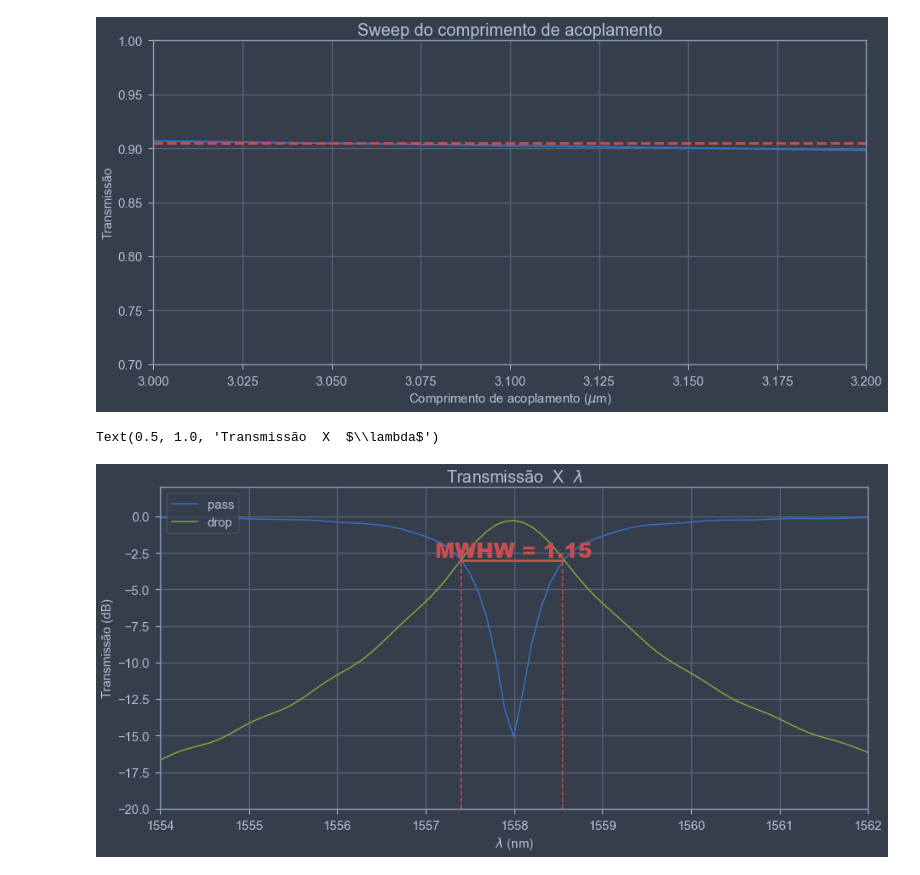
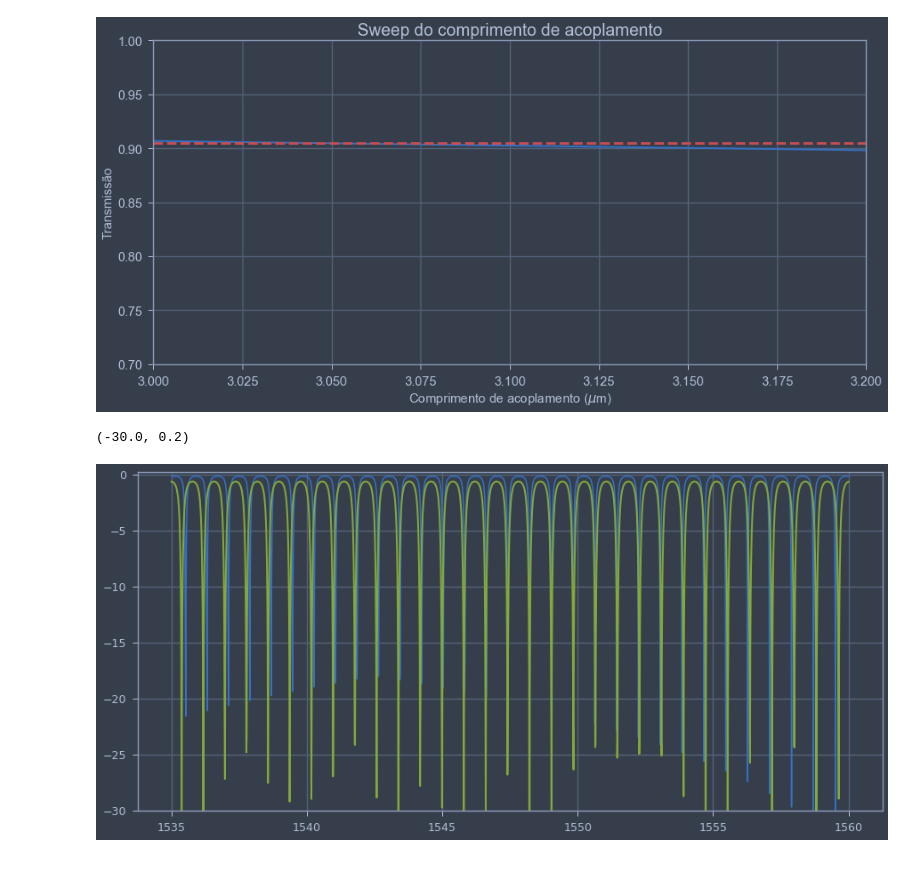
Before and after one commit to LucasLobo7/Anelderessonancia, a Jupyter notebook: graficos.ipynb, the cells around one changed output. Saved outputs shown, nothing was run; the diff lists cells and outputs as text; code cells hidden in the pictures.

```diff
--- a/graficos.ipynb
+++ b/graficos.ipynb
@@ -10,12 +10,13 @@ import pandas as pd
 import sys
 import pickle
 import matplotlib.ticker as plticker
-os.add_dll_directory('C:\\Program Files\\Lumerical\\v202\\api\\python\\')
-lumapi = imp.load_source('lumapi','C:\\Program Files\\Lumerical\\v202\\api\\python\\lumapi.py')
 
-#sys.path.append("/opt/lumerical/v221/api/python") #Default linux lumapi path
-#import lumapi
-#sys.path.append(os.path.dirname('/media/lucas/datam01/LucasLobo/RessonanceRIng')) #Current directory
+#os.add_dll_directory('C:\\Program Files\\Lumerical\\v202\\api\\python\\')
+#lumapi = imp.load_source('lumapi','C:\\Program Files\\Lumerical\\v202\\api\\python\\lumapi.py')
+
+sys.path.append("/opt/lumerical/v221/api/python") #Default linux lumapi path
+import lumapi
+sys.path.append(os.path.dirname('/media/lucas/datam01/LucasLobo/RessonanceRIng')) #Current directory
 
 from jupyterthemes import jtplot
 
@@ -281,29 +286,17 @@ plt.title(r'Sweep do comprimento de acoplamento',fontsize =20)
 # %% [output]
 Text(0.5, 1.0, 'Sweep do comprimento de acoplamento')
 [figure]
-# %%
-plt.rcParams["figure.figsize"] =(15,7)
-Tpass = mode.getresult('pass','T')
-x = Tpass['lambda']*1e9
-Tpass = Tpass['T']
-
-Tdrop = mode.getresult('drop','T')
-Tdrop = Tdrop['T']
-
-plt.plot(x,10*np.log10(Tpass))
-plt.plot(x,10*np.log10(np.abs(Tdrop)))
-plt.plot([1557.4,1558.55],[-3,-3],linewidth=3)
-plt.text(1557.1,-2.8,'MWHW = 1.15',color='r',weight='black',fontsize =25)
-plt.axvline(x=1557.4,color='r',linestyle="--",ymax = 0.77)
-plt.axvline(x=1558.55,color='r',linestyle="--",ymax = 0.77)
-plt.xlim(1554,1562)
-plt.ylim(-20,2)
-plt.legend(['pass','drop'],loc='upper left',fontsize =15)
-plt.xlabel(r'$\lambda$ (nm)',fontsize =15)
-plt.ylabel(r'Transmissão (dB)',fontsize =15)
-plt.xticks(fontsize =15)
-plt.yticks(fontsize =15)
-plt.title(r'Transmissão  X  $\lambda$',fontsize =20)
-# %% [output]
-Text(0.5, 1.0, 'Transmissão  X  $\\lambda$')
-[figure, removed]
+# %%
+inter = lumapi.INTERCONNECT(filename= 'anelinter.icp')
+# %%
+
+tpass = inter.getresult('ONA_1','input 1/mode 1/gain')
+tdrop = inter.getresult('ONA_1','input 2/mode 1/gain')
+plt.plot(tpass['wavelength']*1e9,tpass['TE gain (dB)'])
+#plt.plot(tdrop['wavelength']*1e9,tdrop['TE gain (dB)'])
+plt.plot(comprimento*1e9,10*np.log10(Tpteo),linewidth=2)
+#plt.plot(comprimento*1e9,10*np.log10(Tdteo),linewidth=2)
+plt.ylim(-30,0.2)
+# %% [output]
+(-30.0, 0.2)
+[figure, added]
```
Also changed, not shown: parts of 4 cells of this notebook, 3 other files.
